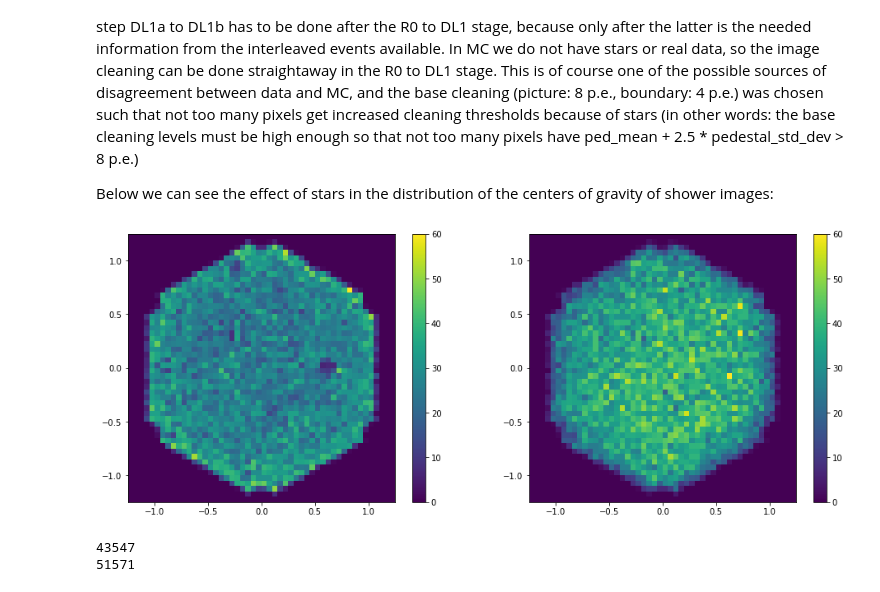
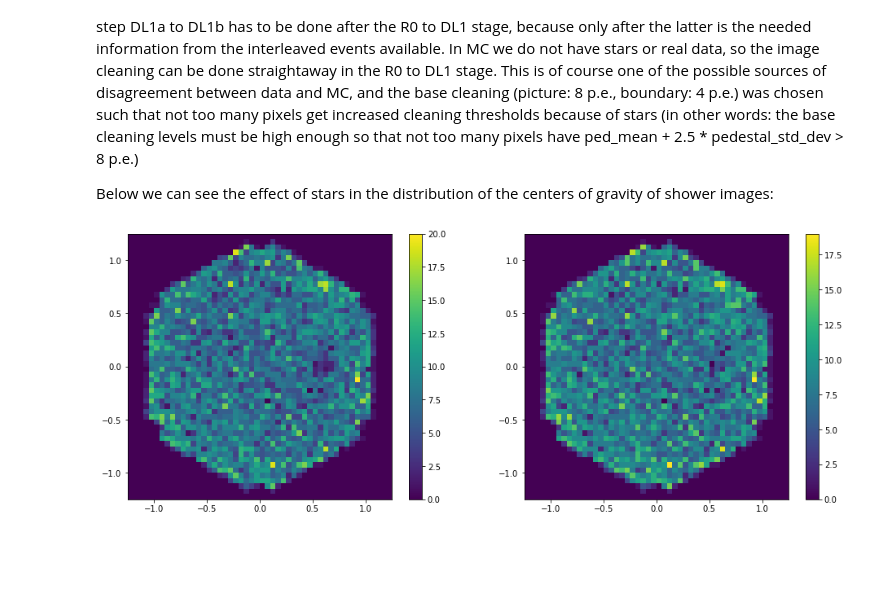
Before and after one commit to cta-observatory/2022_01_lstchain_school, a Jupyter notebook: DL1a_to_DL1b/explore_dl1_realdata.ipynb, the cells around one changed output. Saved outputs shown, nothing was run; the diff lists cells and outputs as text; code cells hidden in the pictures; blank space fills up the shorter version.

```diff
--- a/DL1a_to_DL1b/explore_dl1_realdata.ipynb
+++ b/DL1a_to_DL1b/explore_dl1_realdata.ipynb
@@ -15,12 +62,12 @@ from ctapipe.containers import EventType
 %matplotlib inline
 # %%
 # File to explore (a short data subrun):
-dl1_file = "/fefs/aswg/data/real/DL1/20201120/v0.8.2.post1/tailcut84/dl1_LST-1.Run02977.0121.h5"
+dl1_file = "/fefs/aswg/data/real/DL1/20201120/v0.8.2.post1/tailcut84/dl1_LST-1.Run02977.0122.h5"
 
 # The file is also included in the data for download, in /fefs/aswg/workspace/analysis-school-2022/DL1ab
 
 # File processed with DL1ab (use the file produced by you):
-dl1_file_b = "/fefs/aswg/workspace/abelardo.moralejo/2022_LST_school/DL1b/dl1_LST-1.Run02977.0121_new.h5"
+dl1_file_b = "/fefs/aswg/workspace/abelardo.moralejo/2022_LST_school/DL1b/dl1_LST-1.Run02977.0122_new.h5"
 # %%
 # Read useful instrument configuration information:
 subarray_info = SubarrayDescription.from_hdf(dl1_file)
@@ -188,33 +235,27 @@ Below we can see the effect of stars in the distribution of the centers of gravi
 # %%
 fig = plt.figure(figsize=(16, 6))
 
-cosmics_mask = dl1_parameters['event_type']==32
+cosmics_mask = (dl1_parameters['event_type']==EventType.SUBARRAY.value)
 zmax = 60
 
 # Note: coordinates of the image center of gravity, (x,y), are in the ctapipe.coordinates.CameraFrame
 # (different from the EngineeringCameraFrame displayed above). Small hack: relation between the two systems
 # is just x => -y;  y => -x:
 
 fig.add_subplot(1, 2, 1)
 plt.hist2d(-dl1_parameters['y'][cosmics_mask],
            -dl1_parameters['x'][cosmics_mask],
-           bins=(50,50), range=((-1.25, 1.25),(-1.25, 1.25)),
-           vmax=zmax)
+           bins=(50,50), range=((-1.25, 1.25),(-1.25, 1.25)))#,
+#           vmax=zmax)
 plt.colorbar()
 
 fig.add_subplot(1, 2, 2)
 plt.hist2d(-dl1_parameters_b['y'][cosmics_mask],
            -dl1_parameters_b['x'][cosmics_mask],
-           bins=(50,50), range=((-1.25, 1.25),(-1.25, 1.25)),
-           vmax=zmax)
+           bins=(50,50), range=((-1.25, 1.25),(-1.25, 1.25)))#,
+#           vmax=zmax)
 
 plt.colorbar()
 plt.show()
 # %% [output]
-[figure, old version]
+[figure, new version]
-# %%
-print(np.sum(dl1_parameters['intensity']>0))
-print(np.sum(dl1_parameters_b['intensity']>0))
-# %% [output]
-43547
-51571
```
Also changed, not shown: parts of 11 cells of this notebook, 1 other file.
